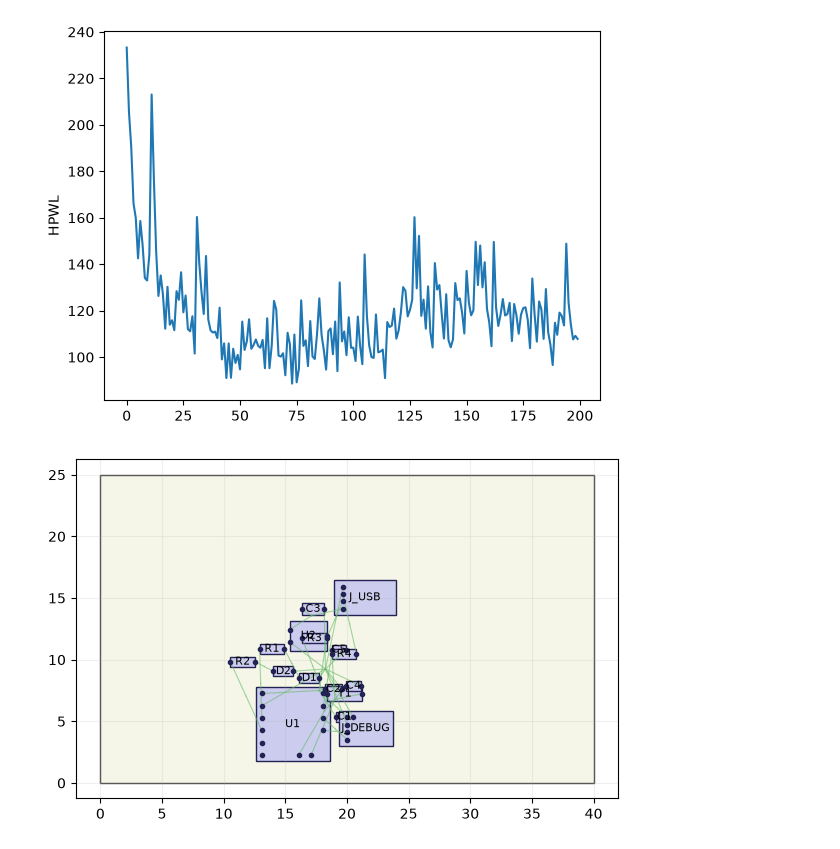
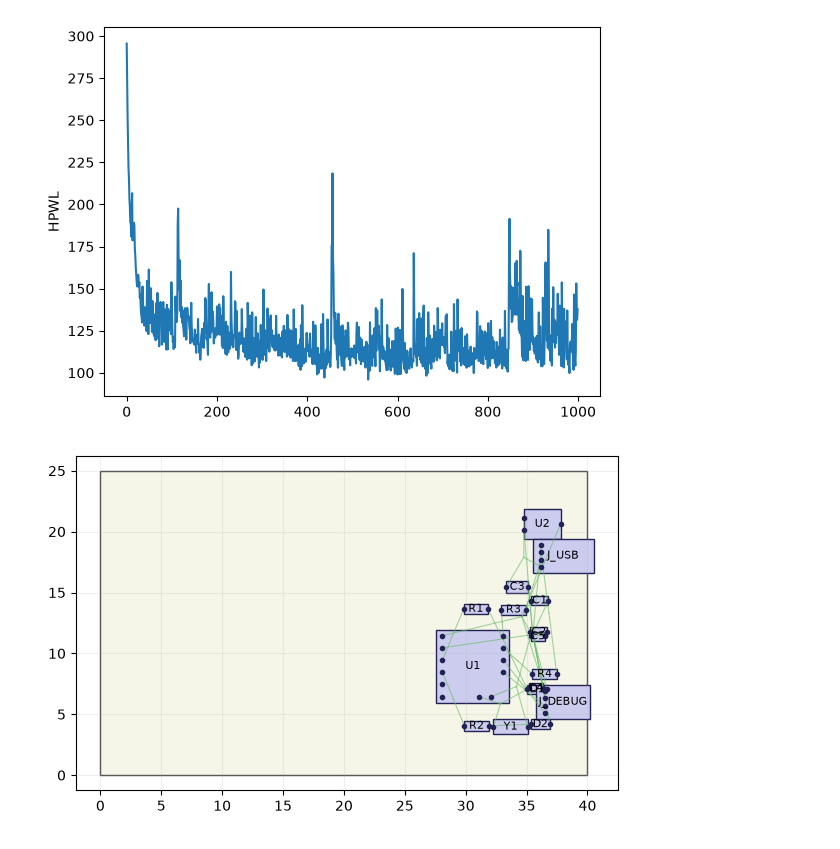
Before and after one commit to wang-edward/autoplace, a Jupyter notebook: place.ipynb, the cells around one changed output. Cells and saved outputs as stored; diff of their text form; code cells hidden in the pictures.

```diff
--- a/place.ipynb
+++ b/place.ipynb
@@ -252,26 +260,29 @@ draw(components, board)
 # %%
 def step(components, dt=0.05):
     nets = rebuild_nets(components)
     Fa = attractive(components, nets)
     Fr = repulsive(components)
     for cid, c in components.items():
+        if c.fixed:
+            continue
         c.pos = c.pos + dt * (Fa[cid] + Fr[cid])
         project_position(c, board[0], board[2])
 
-# randomize pos
+# randomize pos (keep fixed parts where they are)
 rng = np.random.default_rng(0)
-for c in components.values():
-    c.pos = rng.uniform([3, 3], [27, 8])
+components_copy = copy.deepcopy(components)
+for c in components_copy.values():
+    if not c.fixed:
+        c.pos = rng.uniform(board[0] + 4, board[2] - 4)
 
 history = []
-components_copy = copy.deepcopy(components)
-for _ in range(200):
+for _ in range(1000):
     step(components_copy)
     history.append(hpwl(components_copy))
 
 plt.plot(history); plt.ylabel("HPWL"); plt.show()
 draw(components_copy, board)
 # %% [output]
-[figure, old version]
+[figure, new version]
-[figure, old version]
+[figure, new version]
 # %%
```
Also changed, not shown: parts of 11 cells of this notebook.
